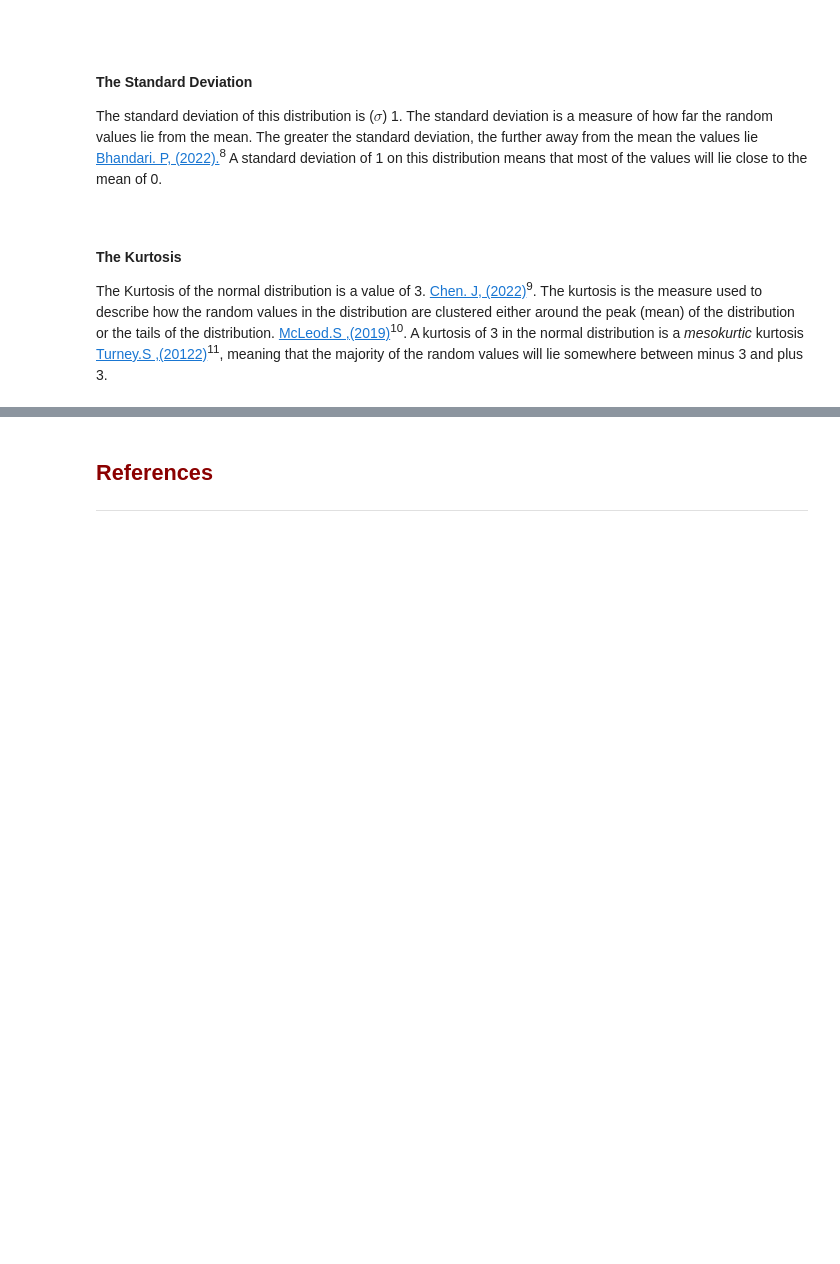
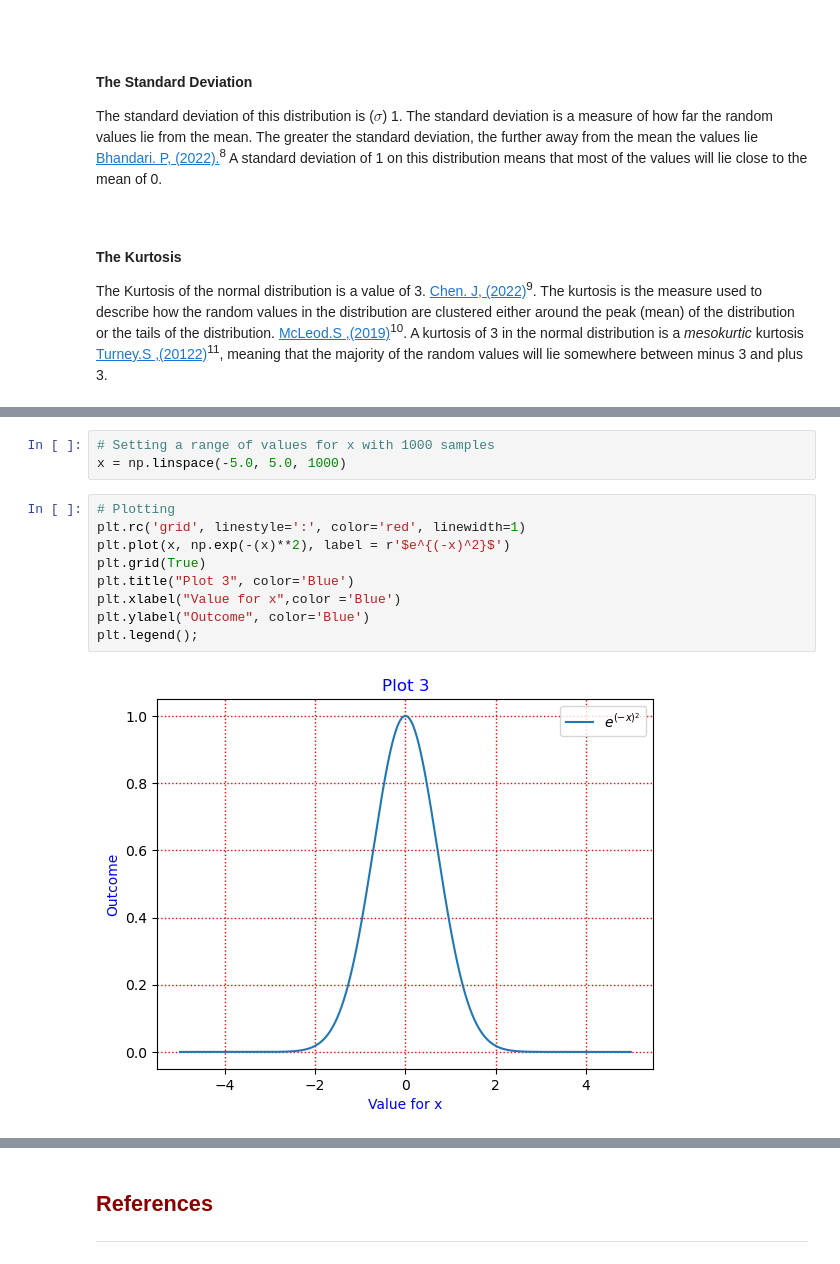
Before and after one commit to OCorry/funddaata2022-assessment, a Jupyter notebook: Practicals/Normal-Distribution-Notebook.ipynb, the cells around one changed output, grey strips where cells are left out. Saved outputs shown, nothing was run; the diff lists cells and outputs as text; blank space fills up the shorter version.

```diff
--- a/Practicals/Normal-Distribution-Notebook.ipynb
+++ b/Practicals/Normal-Distribution-Notebook.ipynb
@@ -47,0 +142,14 @@ The Kurtosis of the normal distribution is a value of 3.  <a href="https://www.i
+# %%
+# Setting a range of values for x with 1000 samples
+x = np.linspace(-5.0, 5.0, 1000)
+# %%
+# Plotting
+plt.rc('grid', linestyle=':', color='red', linewidth=1)
+plt.plot(x, np.exp(-(x)**2), label = r'$e^{(-x)^2}$')
+plt.grid(True)
+plt.title("Plot 3", color='Blue')
+plt.xlabel("Value for x",color ='Blue')
+plt.ylabel("Outcome", color='Blue')
+plt.legend();
+# %% [output]
+[figure, added]
```
Also changed, not shown: parts of 42 cells of this notebook.
